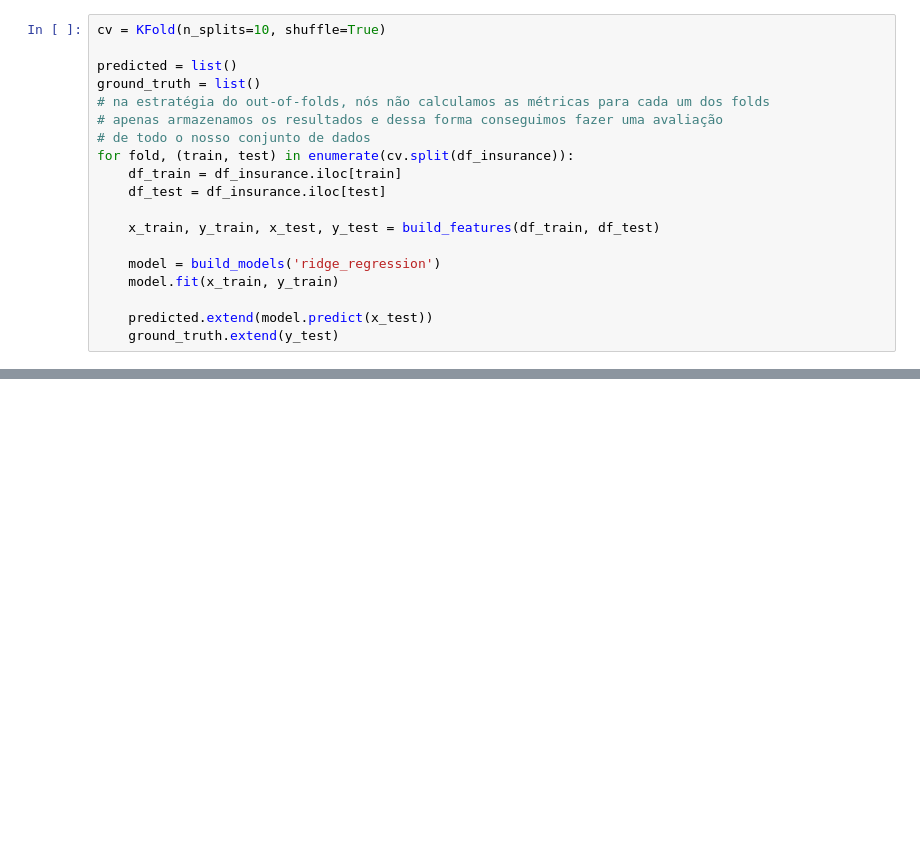
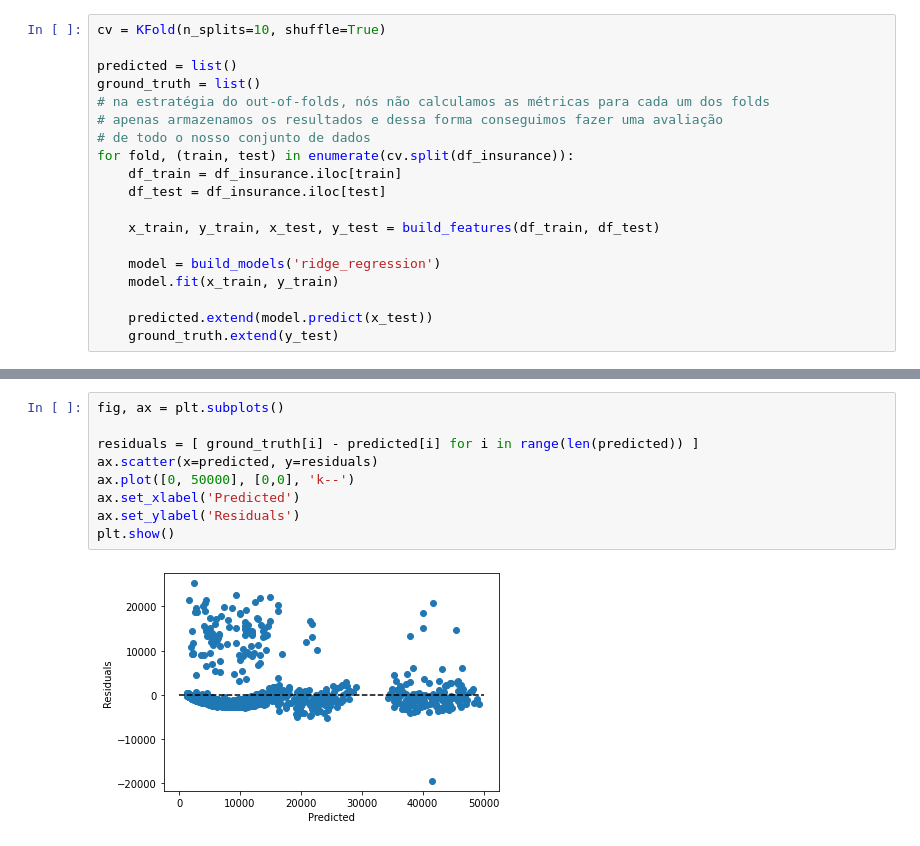
Before and after one commit to asengardeon/aprendizado_de_maquina, a Jupyter notebook: Turma_2_Aula_1_Regressão.ipynb, the cells around one changed output, grey strips where cells are left out. Drawn from its saved outputs; the diff is of its cells as text; blank space fills up the shorter version.

```diff
--- a/Turma_2_Aula_1_Regressão.ipynb
+++ b/Turma_2_Aula_1_Regressão.ipynb
@@ -494,0 +486,11 @@ plt.show()
+# %%
+fig, ax = plt.subplots()
+
+residuals = [ ground_truth[i] - predicted[i] for i in range(len(predicted)) ]
+ax.scatter(x=predicted, y=residuals)
+ax.plot([0, 50000], [0,0], 'k--')
+ax.set_xlabel('Predicted')
+ax.set_ylabel('Residuals')
+plt.show()
+# %% [output]
+[figure, added]
```
Also changed, not shown: parts of 3 cells of this notebook.
